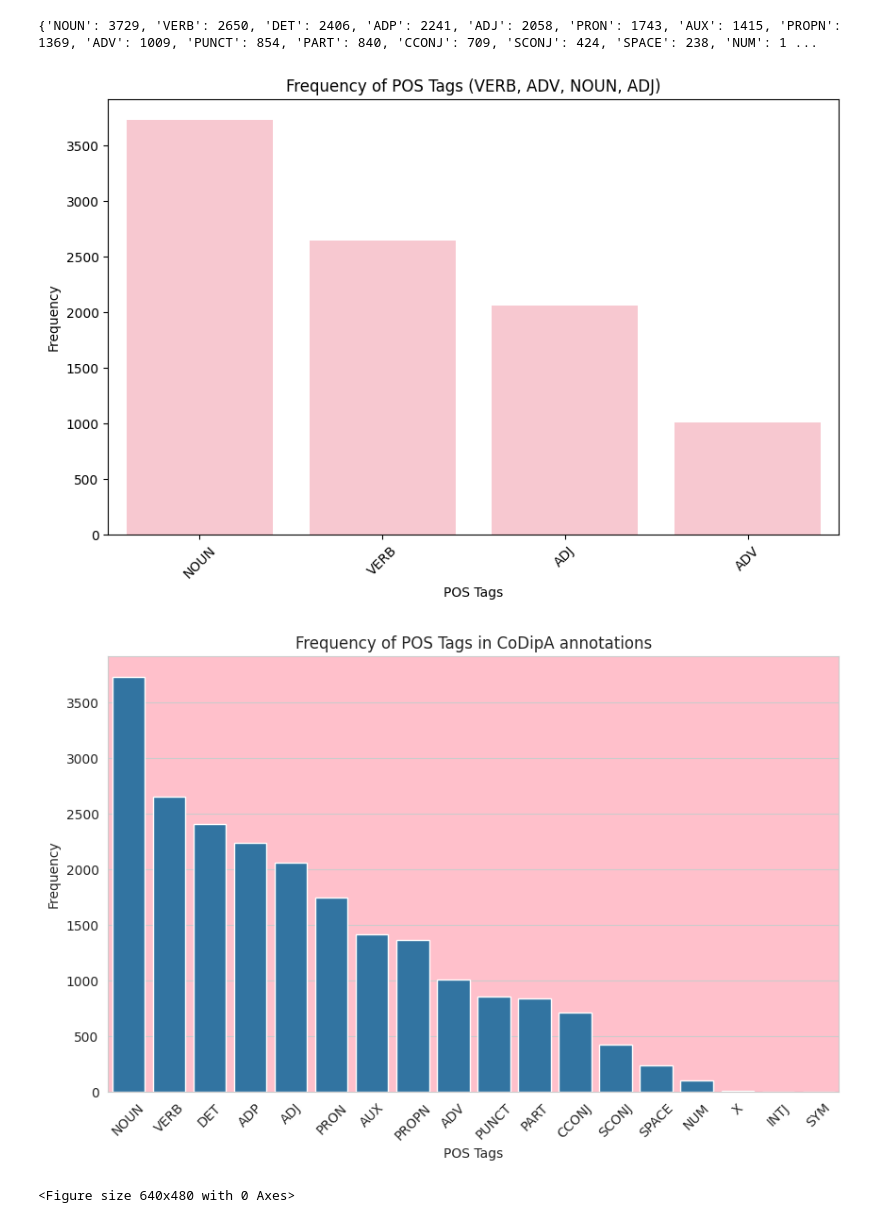
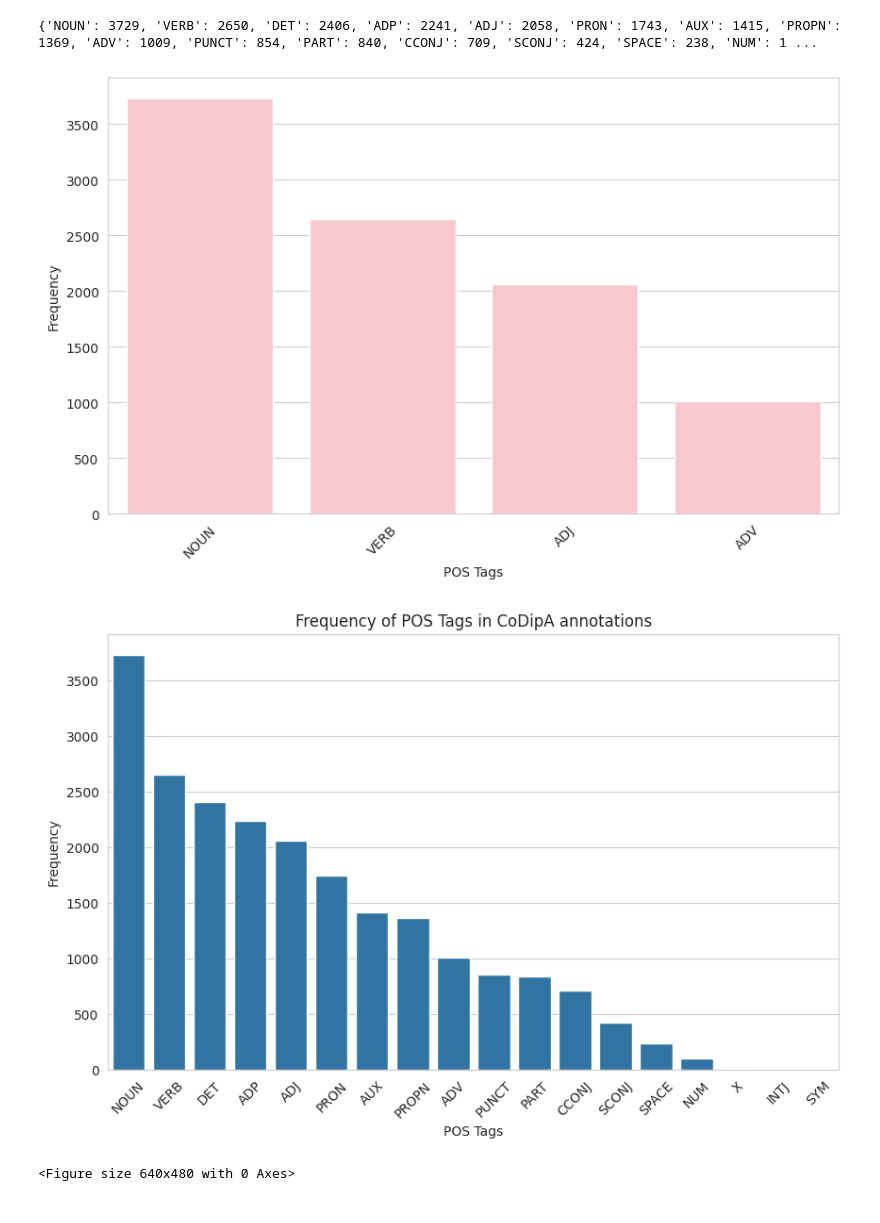
Before and after one commit to mariiaanisimova/Computations-for-CoDipA-1.0, a Jupyter notebook: attitude_pos.ipynb, the cells around one changed output. Saved outputs shown, nothing was run; the diff lists cells and outputs as text; code cells hidden in the pictures.

```diff
--- a/attitude_pos.ipynb
+++ b/attitude_pos.ipynb
@@ -170,26 +170,26 @@ print(sorted_pos_counts)
 # %%
 # prompt: visualize the pos_frequency in seaborn, include only VERB, ADV, NOUN, ADJ, make the figure pink
 
 import seaborn as sns
 import matplotlib.pyplot as plt
 
 # Filter pos_frequency to include only VERB, ADV, NOUN, ADJ
 filtered_pos_frequency = {k: v for k, v in sorted_pos_counts.items() if k in ['VERB', 'ADV', 'NOUN', 'ADJ']}
 
 # Create a bar plot using Seaborn
 plt.figure(figsize=(10, 6))  # Adjust figure size as needed
 sns.barplot(x=list(filtered_pos_frequency.keys()), y=list(filtered_pos_frequency.values()), color='pink')
 
 # Customize the plot
 plt.xlabel("POS Tags")
 plt.ylabel("Frequency")
-plt.title("Frequency of POS Tags (VERB, ADV, NOUN, ADJ)")
+#plt.title("Frequency of POS Tags (VERB, ADV, NOUN, ADJ)")
 plt.xticks(rotation=45)  # Rotate x-axis labels if needed
 
 # Show the plot
 plt.show()
 # %% [output]
-[figure, old version]
+[figure, new version]
 # %%
 # prompt: visualize all pos in seaborn make the figure pink
 
@@ -203,7 +203,7 @@ filtered_pos_frequency = {k: v for k, v in sorted_pos_counts.items()}
 plt.figure(figsize=(10, 6))  # Adjust figure size as needed
 sns.set_style("whitegrid")  # Optional: Set a style for the plot
 ax = sns.barplot(x=list(filtered_pos_frequency.keys()), y=list(filtered_pos_frequency.values()))
-ax.set_facecolor('pink')  # Set the background color of the plot to pink
+#ax.set_facecolor('pink')  # Set the background color of the plot to pink
 
 # Customize the plot
 plt.xlabel("POS Tags")
@@ -217,5 +217,5 @@ plt.show()
 # Save the plot
 plt.savefig(Path('.')/'pos_frequency_unfiltered.png')
 # %% [output]
-[figure, old version]
+[figure, new version]
 <Figure size 640x480 with 0 Axes>
```
Also changed, not shown: parts of 5 cells of this notebook.
